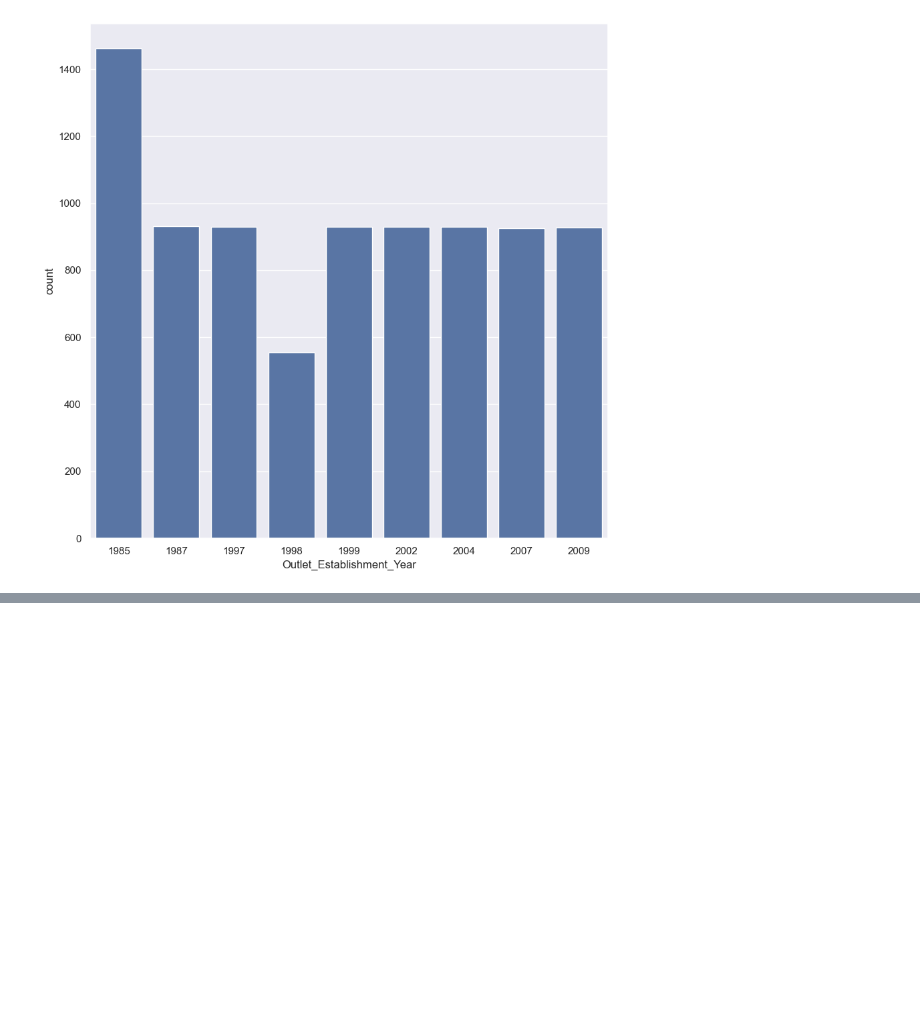
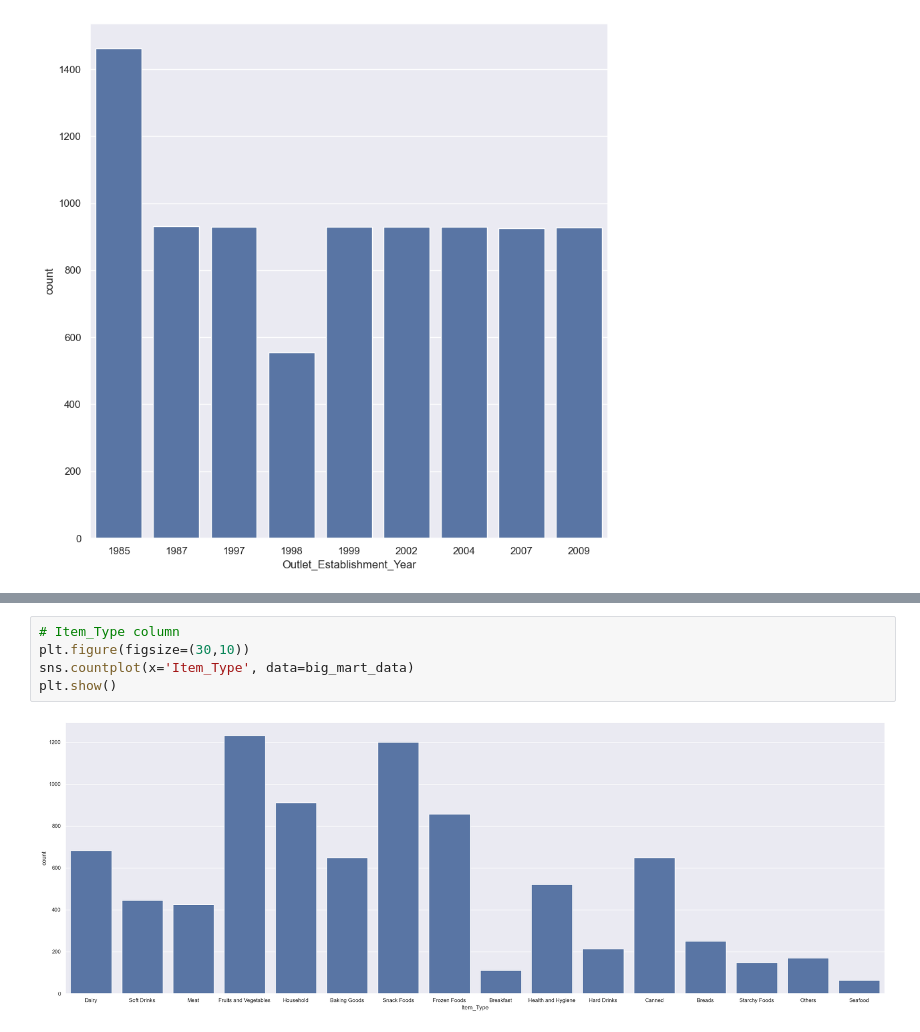
Before and after one commit to Manu-Abuya/BigMart-Sales, a Jupyter notebook: big-mart-sales-prediction.ipynb, the cells around one changed output, grey strips where cells are left out. Saved outputs shown, nothing was run; the diff lists cells and outputs as text; blank space fills up the shorter version.

```diff
--- a/big-mart-sales-prediction.ipynb
+++ b/big-mart-sales-prediction.ipynb
@@ -210,0 +220,7 @@ plt.show()
+# %%
+# Item_Type column
+plt.figure(figsize=(30,10))
+sns.countplot(x='Item_Type', data=big_mart_data)
+plt.show()
+# %% [output]
+[figure, added]
```
Also changed, not shown: parts of 3 cells of this notebook.
